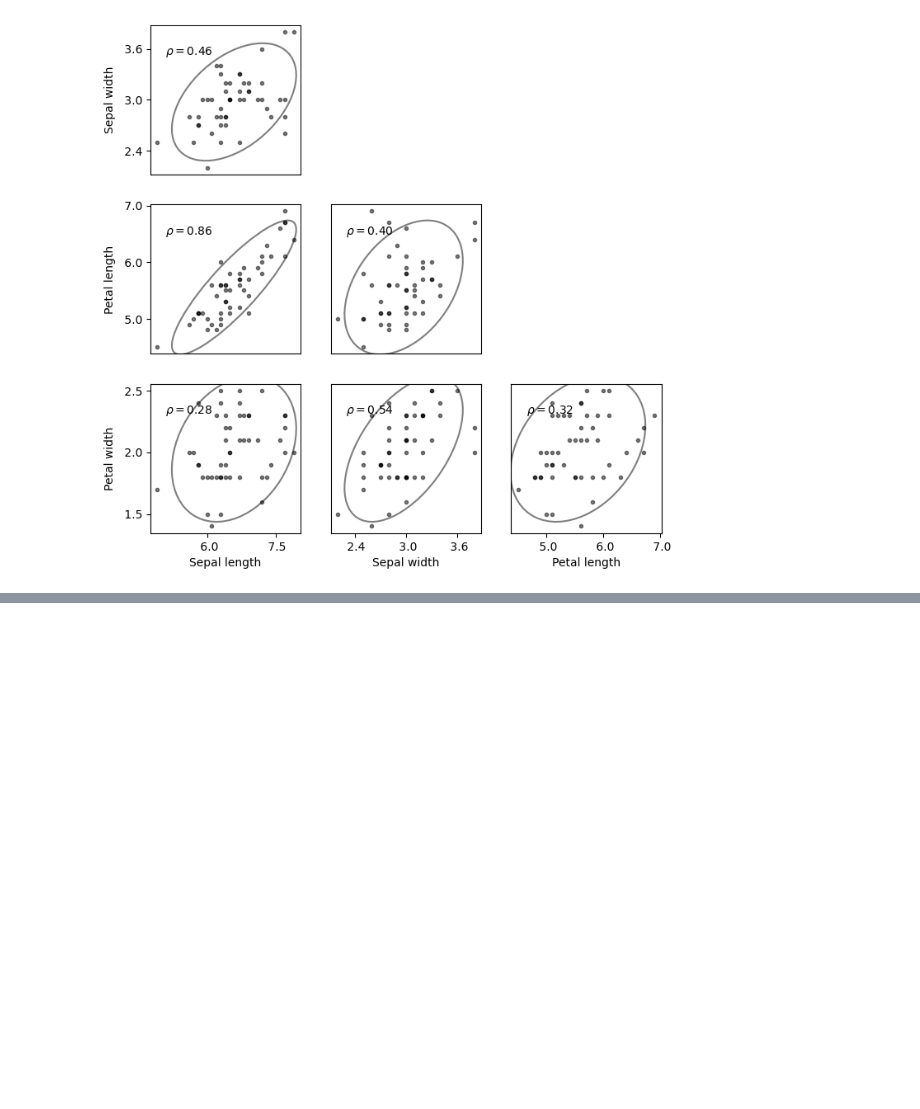
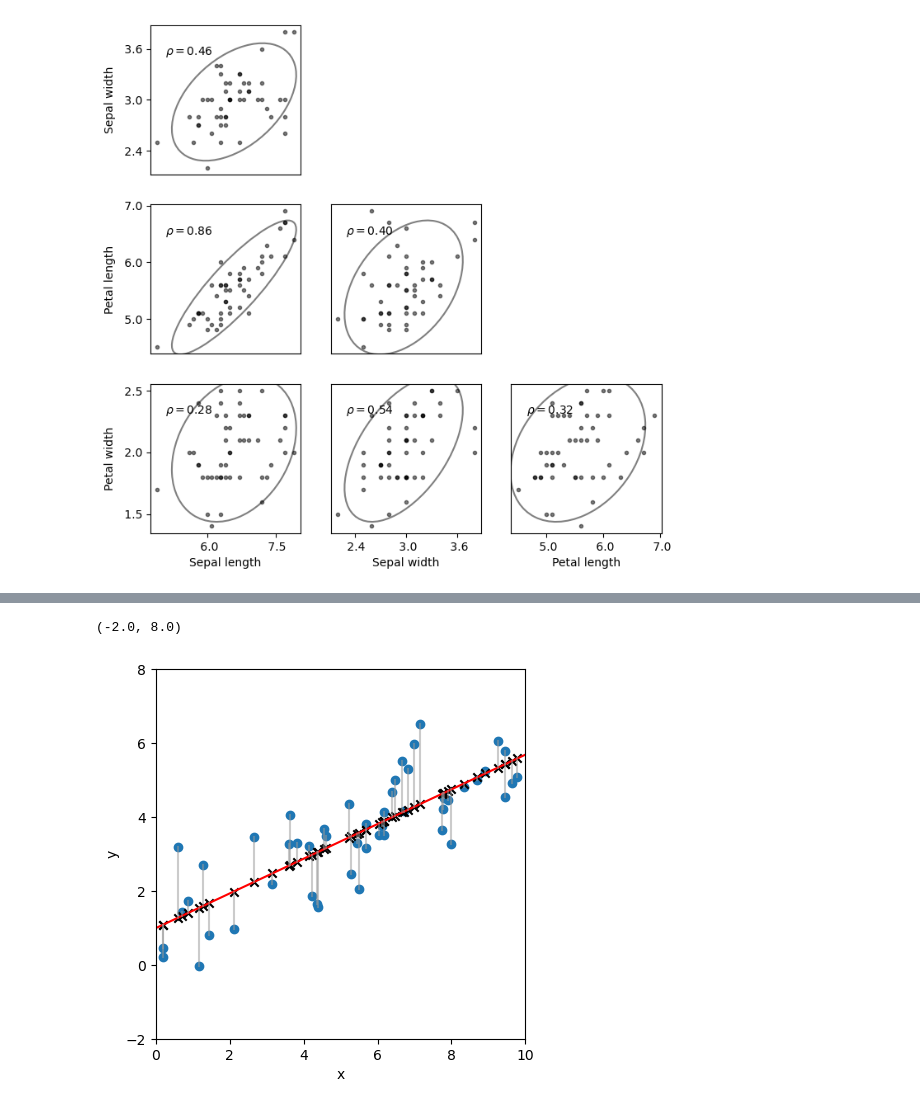
Before and after one commit to Arch-jyh/iris_books, a Jupyter notebook: book1/27/exersice.ipynb, the cells around one changed output, grey strips where cells are left out. Cells and saved outputs as stored; diff of their text form; code cells hidden in the pictures; blank space fills up the shorter version.

```diff
--- a/book1/27/exersice.ipynb
+++ b/book1/27/exersice.ipynb
@@ -34,0 +49,16 @@ fig.show()
+# %%
+#添加常数列
+#添加常数为1的列在左侧,为了计算截距项并将值添加在此 变为二维矩阵的过程中,x作为列数据排列,在左侧添加为1的列,表示截距,截距数值必须全部一样
+X = sm.add_constant(x_data)
+# %%
+#创建一元线性回归
+#必须为X,二维数据.正确拟合截距+斜率
+#如果X为x_data 将会默认拟合过原点的线,截距为0
+#这一步表示准备好数学公式和数据
+#建立模型 不计算,只准备 定义要做什么
+model = sm.OLS(y_data,X)
+# %%
+#拟合模型
+#真正计算求出直线
+#拟合数据(真正求解参数) 进行实际数学运算 具体怎么做,得出结果
+results = model.fit()
@@ -34,0 +85,30 @@ fig.show()
+# %%
+#预测
+x_array = np.linspace(0,10,101)
+#斜率乘以x的一维数组+截距
+predicted = results.params[1] * x_array + results.params[0]
+# %%
+fig,ax = plt.subplots()
+#样本值
+ax.scatter(x_data,y_data)
+#预测值
+ax.scatter(x_data,results.fittedvalues,
+           color = 'k' , marker = 'x')
+#绘制预测线(回归线)
+ax.plot(x_array,predicted,
+        color = 'r')
+#x vs. 拟合值  的成对数组
+data_=np.column_stack([x_data,results.fittedvalues])
+
+#误差线(残差线)
+#分开i和j是因为需要两组x和y坐标,根据两个元组中的第一层索引顺序对应xy值
+ax.plot(([i for (i,j) in data_],[i for (i,j) in data]),
+        ([j for (i,j) in data_],[j for (i,j) in data]),
+        c = [0.6,0.6,0.6],alpha = 0.5)#?
+
+ax.set_xlabel('x');ax.set_ylabel('y')
+ax.set_aspect('equal',adjustable = 'box')
+ax.set_xlim(0,10);ax.set_ylim(-2,8)
+# %% [output]
+(-2.0, 8.0)
+[figure, added]
```
Also changed, not shown: parts of 3 cells of this notebook.
